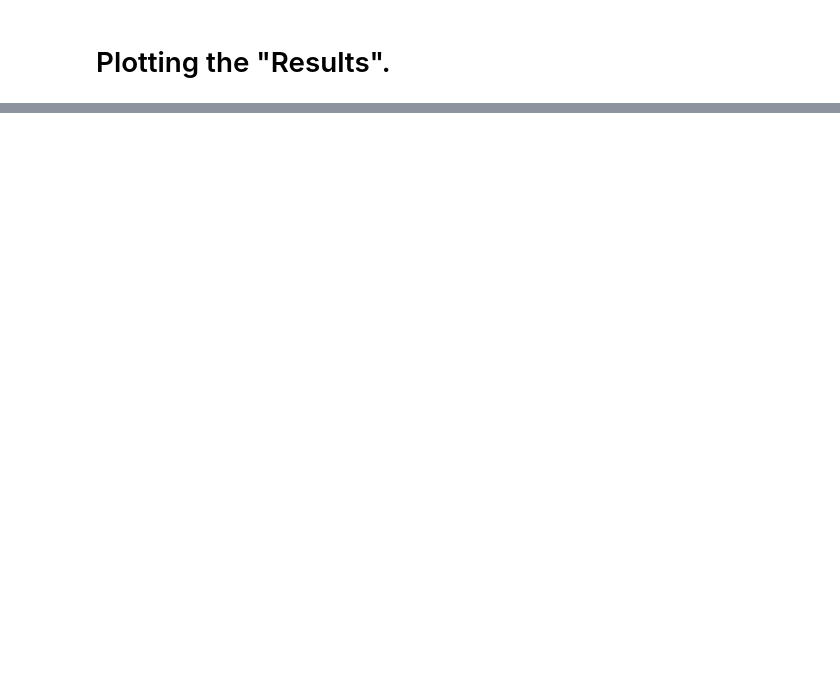
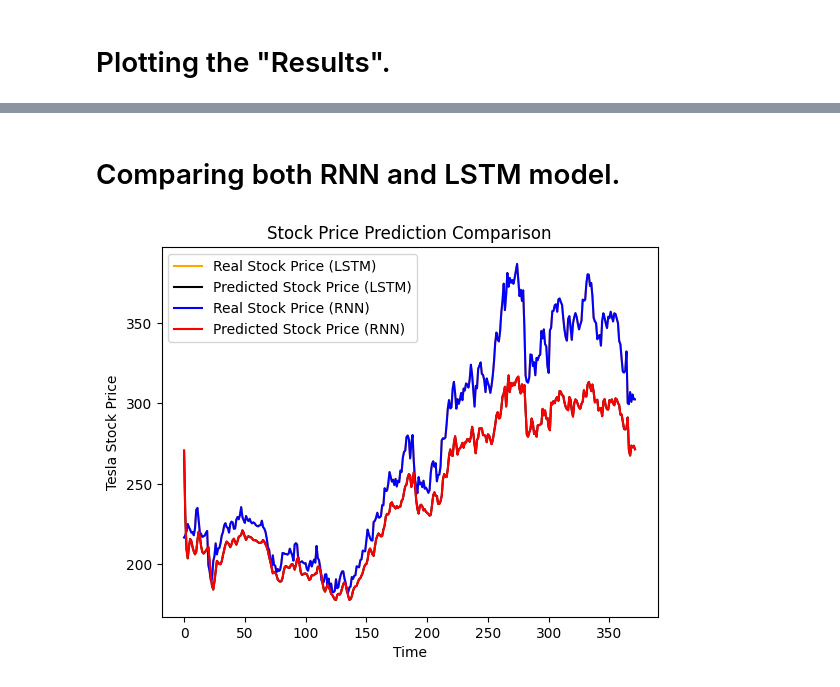
Before and after one commit to Darshan0902/2024-MACHINE-LEARNING-.-, a Jupyter notebook: RNN | Tesla Stocks.ipynb, the cells around one changed output, grey strips where cells are left out. Drawn from its saved outputs; the diff is of its cells as text; code cells hidden in the pictures; blank space fills up the shorter version.

```diff
--- a/RNN | Tesla Stocks.ipynb
+++ b/RNN | Tesla Stocks.ipynb
@@ -233,0 +475,20 @@ plt.show()
+# %% [markdown]
+# Comparing both RNN and LSTM model.
+# %%
+import matplotlib.pyplot as plt
+
+# LSTM visualization
+plt.plot(real_price, color="orange", label="Real Stock Price (LSTM)")
+plt.plot(predict, color="black", label="Predicted Stock Price (LSTM)")
+
+# RNN visualization
+plt.plot(real_price, color="blue", label="Real Stock Price (RNN)")
+plt.plot(predict, color="red", label="Predicted Stock Price (RNN)")
+
+plt.title("Stock Price Prediction Comparison")
+plt.xlabel("Time")
+plt.ylabel("Tesla Stock Price")
+plt.legend()
+plt.show()
+# %% [output]
+[figure, added]
```
Also changed, not shown: parts of 47 cells of this notebook.
